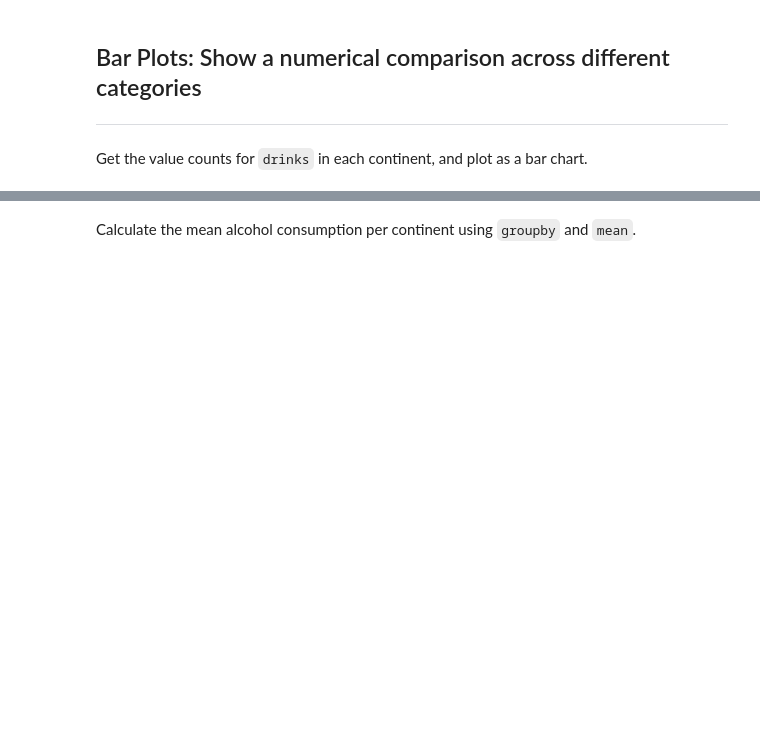
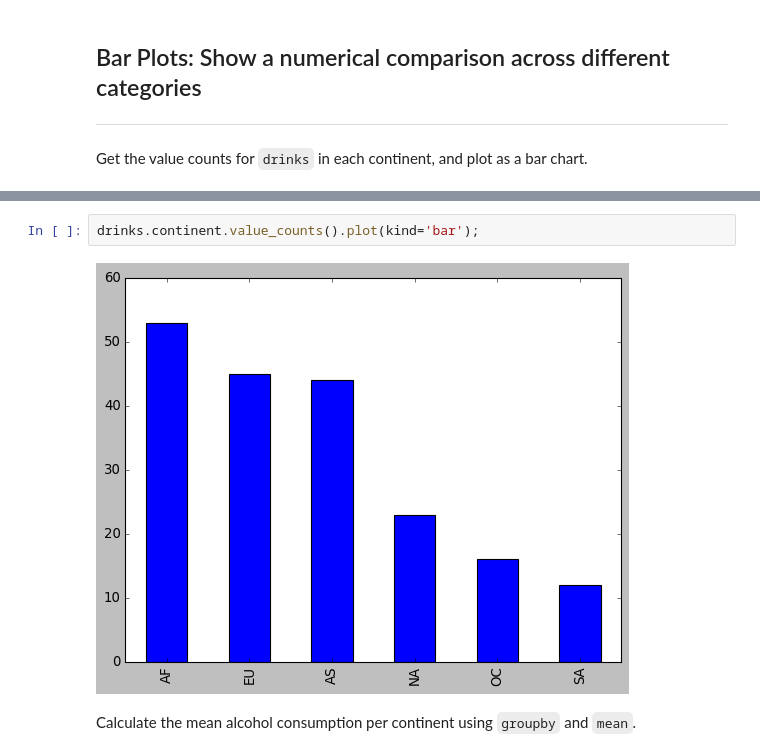
Before and after one commit to ShelyBhogal/data-science, a Jupyter notebook: 05-data-visualization/python-data-viz-lab_NJM_empty.ipynb, the cells around one changed output, grey strips where cells are left out. Saved outputs shown, nothing was run; the diff lists cells and outputs as text; blank space fills up the shorter version.

```diff
--- a/05-data-visualization/python-data-viz-lab_NJM_empty.ipynb
+++ b/05-data-visualization/python-data-viz-lab_NJM_empty.ipynb
@@ -279,2 +293,6 @@ Get the value counts for `drinks` in each continent, and plot as a bar chart.
+# %%
+drinks.continent.value_counts().plot(kind='bar');
+# %% [output]
+[figure, added]
 # %% [markdown]
 Calculate the mean alcohol consumption per continent using `groupby` and `mean`.
```
Also changed, not shown: parts of 55 cells of this notebook, 4 other files.
